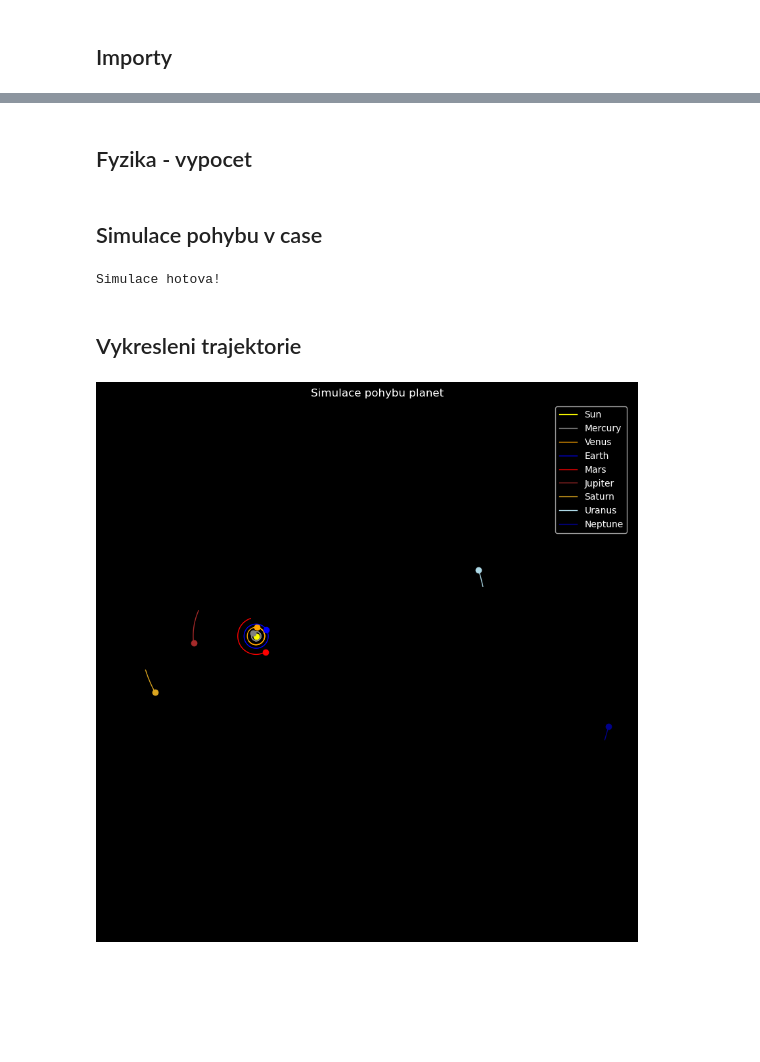
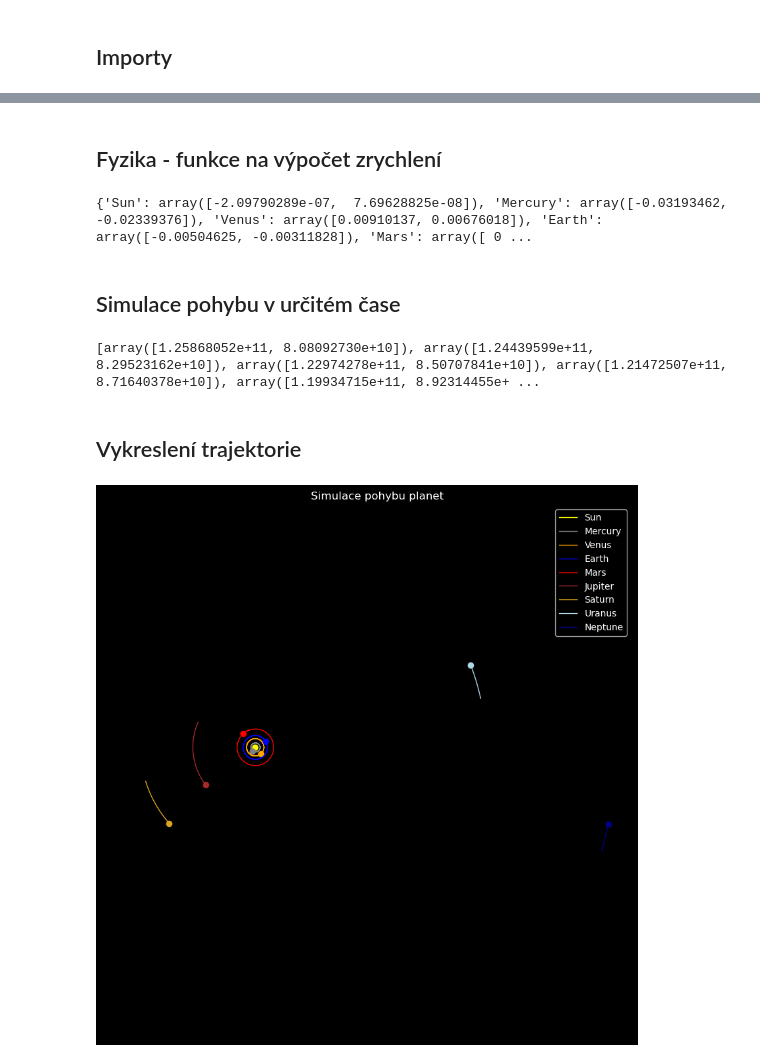
Before and after one commit to Klara8813/VVP-Projekt, a Jupyter notebook: main.ipynb, the cells around one changed output, grey strips where cells are left out. Saved outputs shown, nothing was run; the diff lists cells and outputs as text; code cells hidden in the pictures; blank space fills up the shorter version.

Commit message:
úpravy/předělání na funkce

```diff
--- a/main.ipynb
+++ b/main.ipynb
@@ -30,8 +25,8 @@ Neptune: hmotnost=1.024e+26
 # %% [markdown]
-## Fyzika - vypocet
+## Fyzika - funkce na výpočet zrychlení
 # %%
-G = 6.67430e-11
 def vypocti_zrychleni(planety):
+    G = 6.67430e-11
     zrychleni = {nazev: np.array([0.0, 0.0]) for nazev in planety}
 
     for nazev_i, p_i in planety.items():
@@ -45,54 +40,63 @@ def vypocti_zrychleni(planety):
             sila = velikost * (rozdil / r)
             zrychleni[nazev_i] += sila / p_i["mass"]
     return zrychleni
+planety=soubor_planet()
+zrychleni = vypocti_zrychleni(planety)
+print(zrychleni)
+# %% [output]
+{'Sun': array([-2.09790289e-07,  7.69628825e-08]), 'Mercury': array([-0.03193462, -0.02339376]), 'Venus': array([0.00910137, 0.00676018]), 'Earth': array([-0.00504625, -0.00311828]), 'Mars': array([ 0 ...
 # %% [markdown]
-## Simulace pohybu v case
+## Simulace pohybu v určitém čase
 # %%
-dt = 60 * 60 * 24
-pocet_kroku = 365
-historie = {nazev: [] for nazev in planety}
+def simluj_planety(planety, pocet_kroku, dt):
+    historie = {nazev: [] for nazev in planety}
 
-for krok in range(pocet_kroku):
-    zrychleni = vypocti_zrychleni(planety)
+    for krok in range(pocet_kroku):
+        zrychleni = vypocti_zrychleni(planety)
 
-    for nazev, p in planety.items():
-        p["velocity"] += zrychleni[nazev] * dt
-        p["position"] += p["velocity"] * dt
-        historie[nazev].append(p["position"].copy())
+        for nazev, p in planety.items():
+            p["velocity"] += zrychleni[nazev] * dt
+            p["position"] += p["velocity"] * dt
+            historie[nazev].append(p["position"].copy())
 
-print("Simulace hotova!")
+    return historie
+
+planety = soubor_planet()
+historie = simluj_planety(planety, 365, 60*60*24)
+print(historie["Earth"])
 # %% [output]
-Simulace hotova!
+[array([1.25868052e+11, 8.08092730e+10]), array([1.24439599e+11, 8.29523162e+10]), array([1.22974278e+11, 8.50707841e+10]), array([1.21472507e+11, 8.71640378e+10]), array([1.19934715e+11, 8.92314455e+ ...
 # %% [markdown]
-## Vykresleni trajektorie
+## Vykreslení trajektorie
 # %%
 barvy = {
     "Sun": "yellow",
     "Mercury": "gray",
     "Venus": "orange",
     "Earth": "blue",
     "Mars": "red",
     "Jupiter": "brown",
     "Saturn": "goldenrod",
     "Uranus": "lightblue",
     "Neptune": "darkblue"
 }
 
+planety = soubor_planet()
+historie = simluj_planety(planety, 365*2, 60*60*24)
+
 plt.figure(figsize=(10, 10), facecolor="black")
 ax = plt.gca()
 ax.set_facecolor("black")
 
 for nazev, p in planety.items():
     body = np.array(historie[nazev])
     barva = barvy.get(nazev)
-
     plt.plot(body[:, 0], body[:, 1], color=barva, linewidth=1, label=nazev)
-
     plt.plot(body[-1, 0], body[-1, 1], "o", color=barva, markersize=6)
 
 plt.legend(facecolor="black", labelcolor="white")
 plt.title("Simulace pohybu planet", color="white")
 plt.axis("equal")
 plt.show()
 # %% [output]
-[figure, old version]
+[figure, new version]
```
Also changed, not shown: parts of 4 cells of this notebook.
